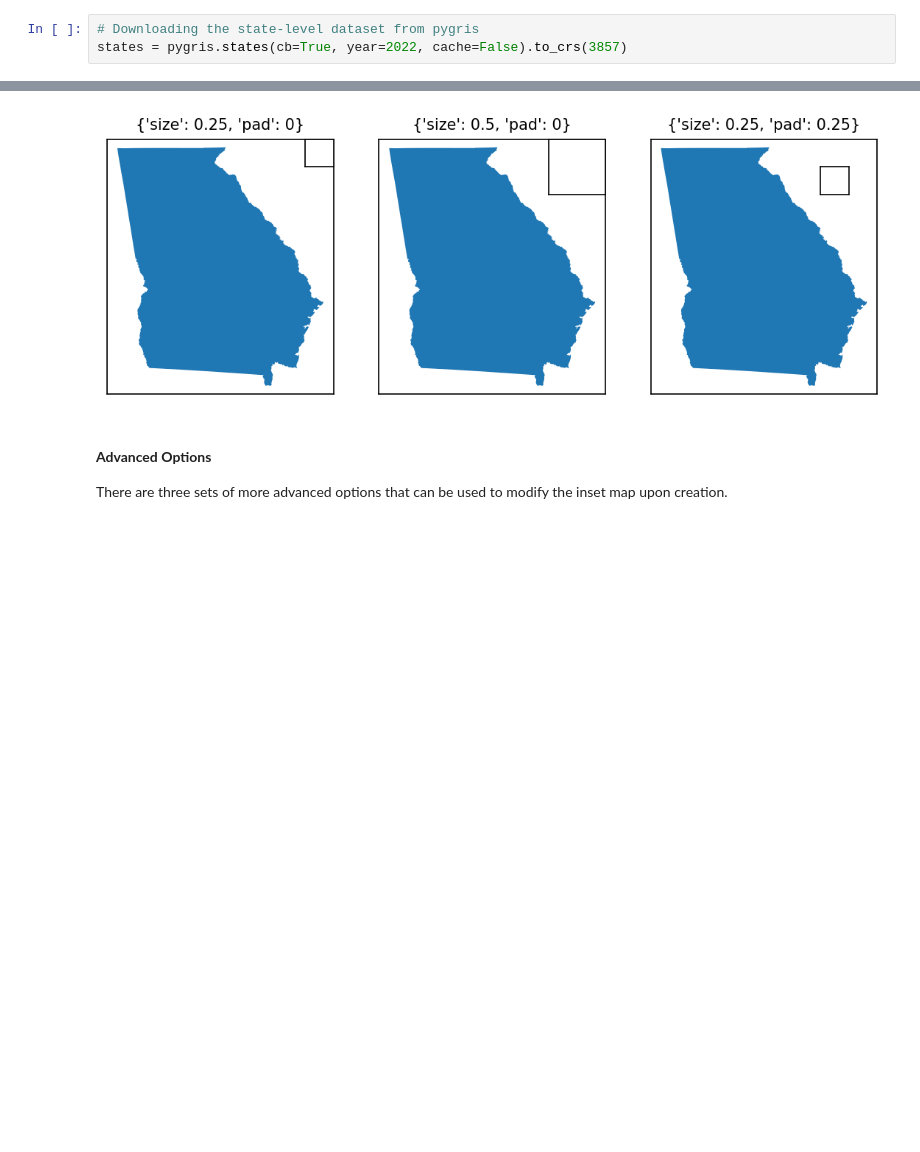
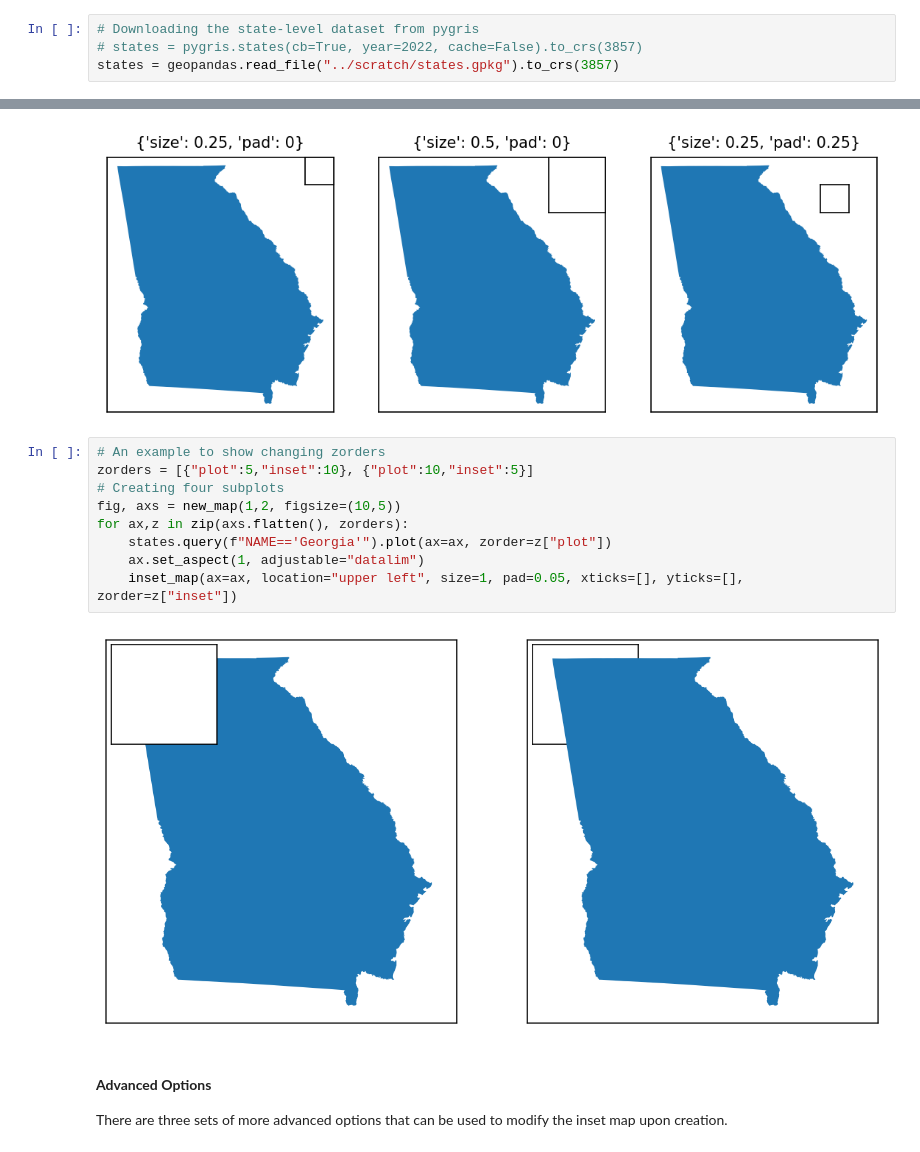
Before and after one commit to moss-xyz/matplotlib-map-utils, a Jupyter notebook: matplotlib_map_utils/docs/howto_inset_map.ipynb, the cells around one changed output, grey strips where cells are left out. Cells and saved outputs as stored; diff of their text form; blank space fills up the shorter version.

```diff
--- a/matplotlib_map_utils/docs/howto_inset_map.ipynb
+++ b/matplotlib_map_utils/docs/howto_inset_map.ipynb
@@ -13,7 +13,8 @@ import pygris # easily acquiring shapefiles from the US Census
 import matplotlib.pyplot # visualization
 # %%
 # Downloading the state-level dataset from pygris
-states = pygris.states(cb=True, year=2022, cache=False).to_crs(3857)
+# states = pygris.states(cb=True, year=2022, cache=False).to_crs(3857)
+states = geopandas.read_file("../scratch/states.gpkg").to_crs(3857)
 # %%
 # Importing the main package
 from matplotlib_map_utils.core.inset_map import InsetMap, inset_map, ExtentIndicator, indicate_extent, DetailIndicator, indicate_detail
@@ -142,6 +147,17 @@ for ax,l,m in zip(axs.flatten(), locs, modifications):
     inset_map(ax=ax, location="upper right", **m, xticks=[], yticks=[]) # **m unpacks our modifications, feel free to specify them as kwargs instead
 # %% [output]
 [figure]
+# %%
+# An example to show changing zorders
+zorders = [{"plot":5,"inset":10}, {"plot":10,"inset":5}]
+# Creating four subplots
+fig, axs = new_map(1,2, figsize=(10,5))
+for ax,z in zip(axs.flatten(), zorders):
+    states.query(f"NAME=='Georgia'").plot(ax=ax, zorder=z["plot"])
+    ax.set_aspect(1, adjustable="datalim")
+    inset_map(ax=ax, location="upper left", size=1, pad=0.05, xticks=[], yticks=[], zorder=z["inset"])
+# %% [output]
+[figure, added]
 # %% [markdown]
 #### **Advanced Options**
 There are three sets of more advanced options that can be used to modify the inset map upon creation.
```
Also changed, not shown: parts of 4 cells of this notebook, 5 other files.
